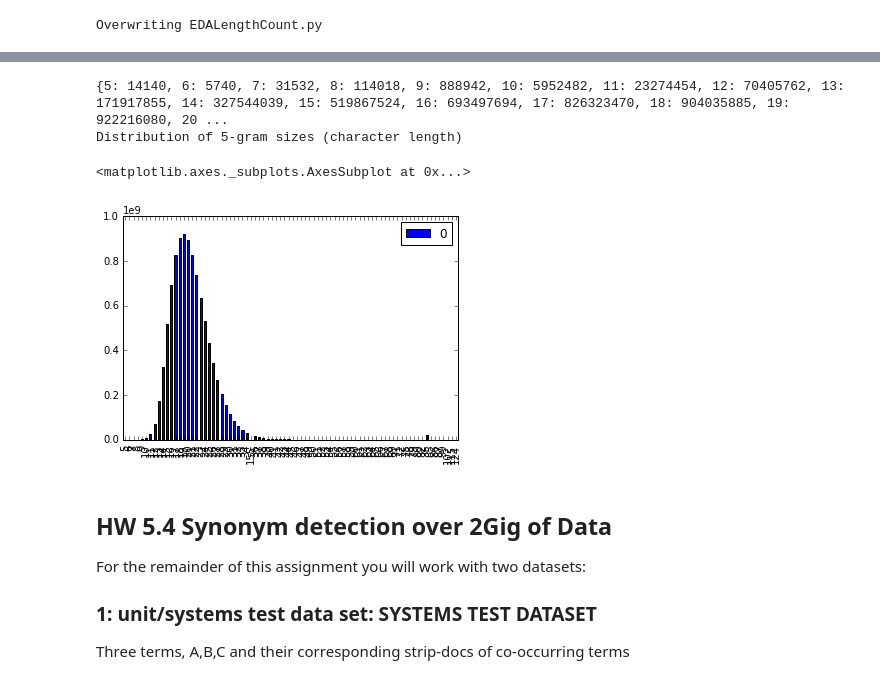
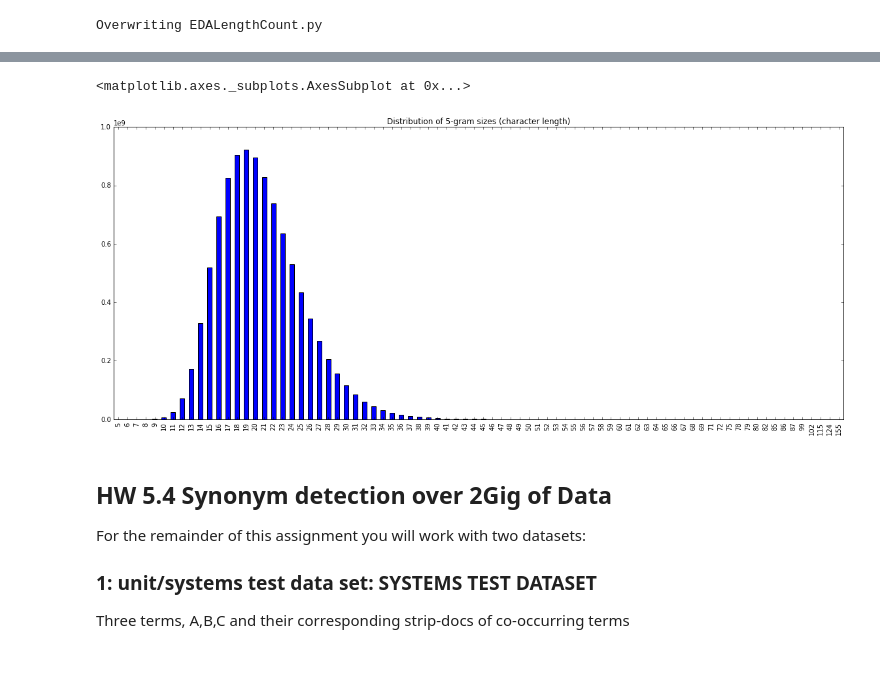
Before and after one commit to mjasek114/w261-Assignments, a Jupyter notebook: hw5/MIDS-W261-2016-HWK-Week05-Jasek.ipynb, the cells around one changed output, grey strips where cells are left out. Drawn from its saved outputs; the diff is of its cells as text; code cells hidden in the pictures.

Commit message:
fixed 5.3 distribution

```diff
--- a/hw5/MIDS-W261-2016-HWK-Week05-Jasek.ipynb
+++ b/hw5/MIDS-W261-2016-HWK-Week05-Jasek.ipynb
@@ -865,26 +866,26 @@ ofile = 'outputHW5/EDALengthCount'
 # %%
-##### OUTPUT FOR:  Distribution of 5-gram sizes (character length) #####
+##### OUTPUT FOR HW5.3 5-GRAM LENGTH DISTRIBUTIONS #####
 %matplotlib inline
 import pandas
 
 # Initialize a dictionary to store the lengths and frequencies
 len_freq = {}
 filename = 'EDALengthCount_results.text'
 with open(filename, 'r') as f:
     for line in f.readlines():
         key,value =  line.strip().split('\t',2)
         len_freq[int(key)] = int(value)
 
-print(len_freq)
-print('Distribution of 5-gram sizes (character length)')
+#http://pandas.pydata.org/pandas-docs/stable/generated/pandas.DataFrame.plot.html
+
 # Plot a histogram of the lengths and their frequencies
 df = pandas.DataFrame.from_dict(len_freq, orient='index')
-df.plot(kind='bar')
+df = df.sort_index()
+df.plot(kind='bar', figsize=(20,8), legend=False,
+        title='Distribution of 5-gram sizes (character length)')
 # %% [output]
-{5: 14140, 6: 5740, 7: 31532, 8: 114018, 9: 888942, 10: 5952482, 11: 23274454, 12: 70405762, 13: 171917855, 14: 327544039, 15: 519867524, 16: 693497694, 17: 826323470, 18: 904035885, 19: 922216080, 20 ...
-Distribution of 5-gram sizes (character length)
+<matplotlib.axes._subplots.AxesSubplot at 0x...>
-<matplotlib.axes._subplots.AxesSubplot at 0x...>
-[figure, old version]
+[figure, new version]
 # %% [markdown]
 ## HW 5.4  Synonym detection over 2Gig of Data
 
```
Also changed, not shown: parts of 25 cells of this notebook.
